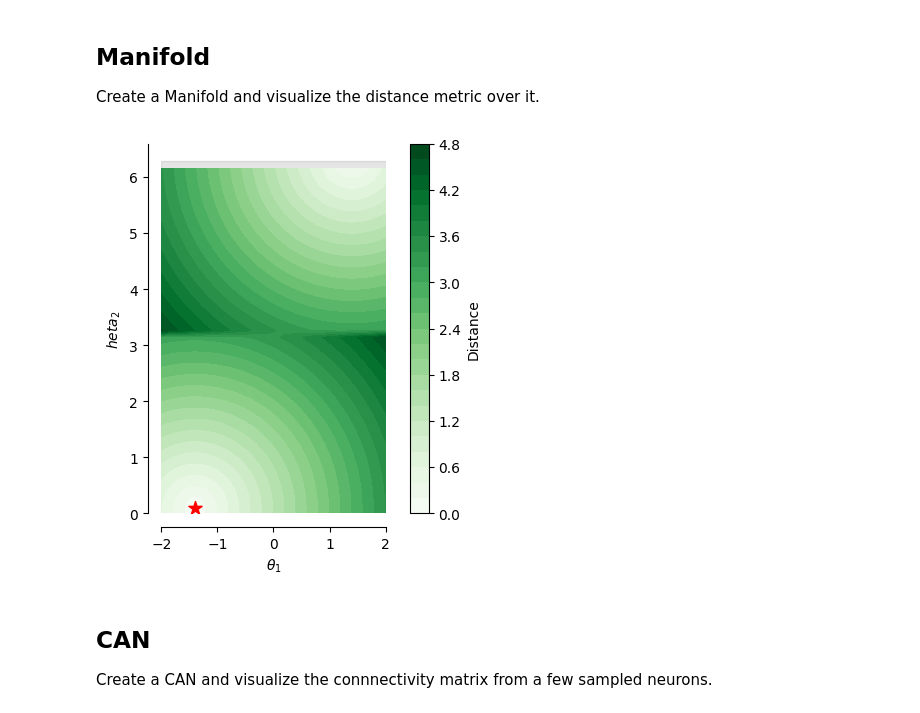
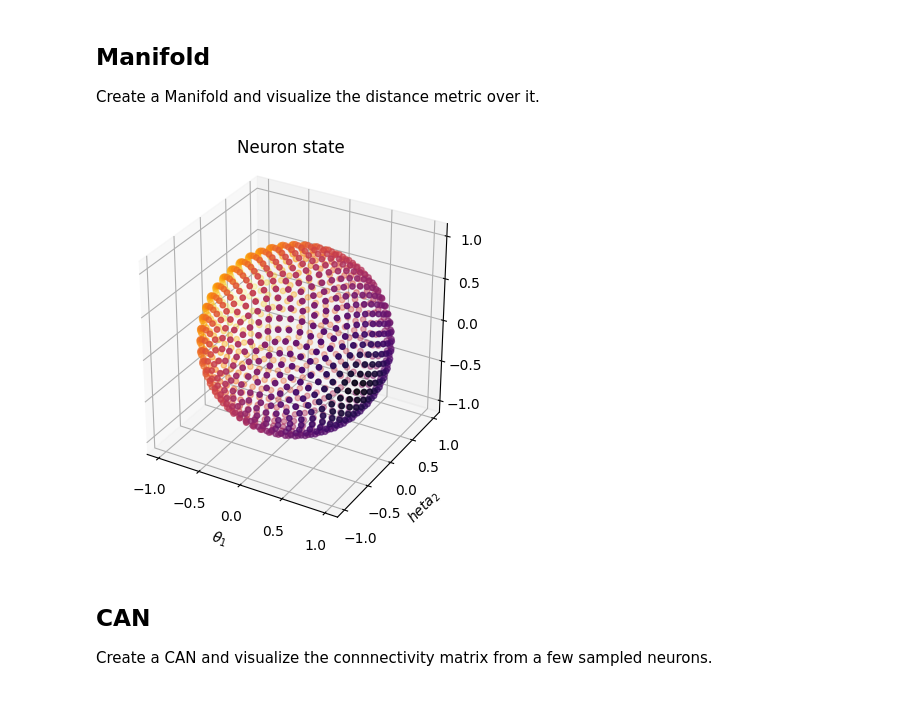
Before and after one commit to FieteLab/MADE, a Jupyter notebook: made/notebooks/visualize_connectivity.ipynb, the cells around one changed output. Saved outputs shown, nothing was run; the diff lists cells and outputs as text; code cells hidden in the pictures.

```diff
--- a/made/notebooks/visualize_connectivity.ipynb
+++ b/made/notebooks/visualize_connectivity.ipynb
@@ -8,14 +8,23 @@ from made.can import CAN
 
 Create a Manifold and visualize the distance metric over it.
 # %%
-m = manifolds.MobiusBand()
+m = manifolds.Sphere()
 
-sample = np.array([-1.4, 0.1])
+# define a sample point
+if not isinstance(m, manifolds.Sphere):
+    # manually set coordinates
+
+    sample = [1, 1]
+else:
+    # pick one neuron from the sphere
+    idx = np.random.randint(0, 99)
+    sample = m.parameter_space.sample(100)[idx, :]
+
 assert m.contains(sample), "Sample point is not in the manifold"
 
 f, ax = visuals.plot_lattice(m, show_distances=True, distance_point=sample)
 # %% [output]
-[figure, old version]
+[figure, new version]
 # %% [markdown]
 ## CAN
 Create a CAN and visualize the connnectivity matrix from a few sampled neurons.
```
Also changed, not shown: parts of 2 cells of this notebook, 5 other files.
